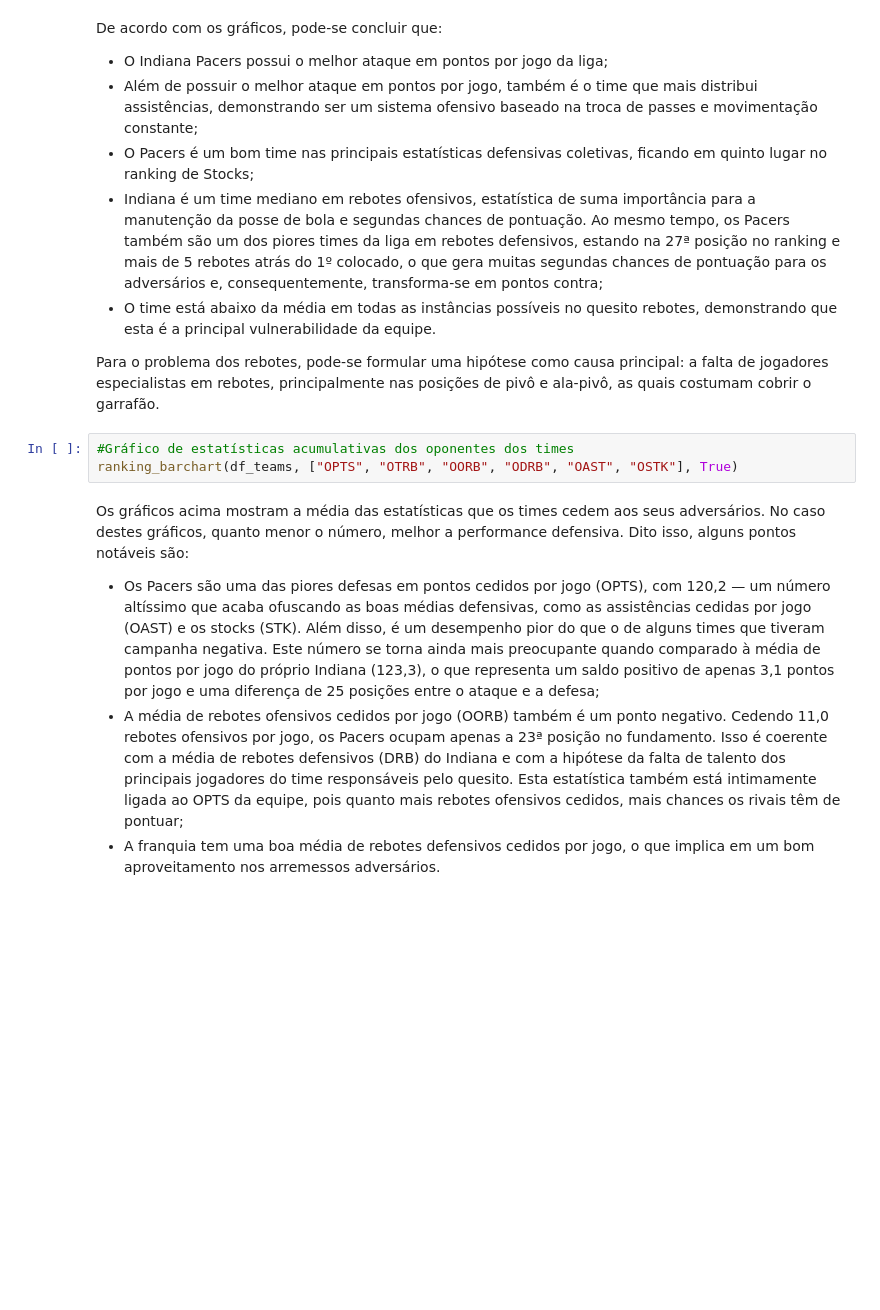
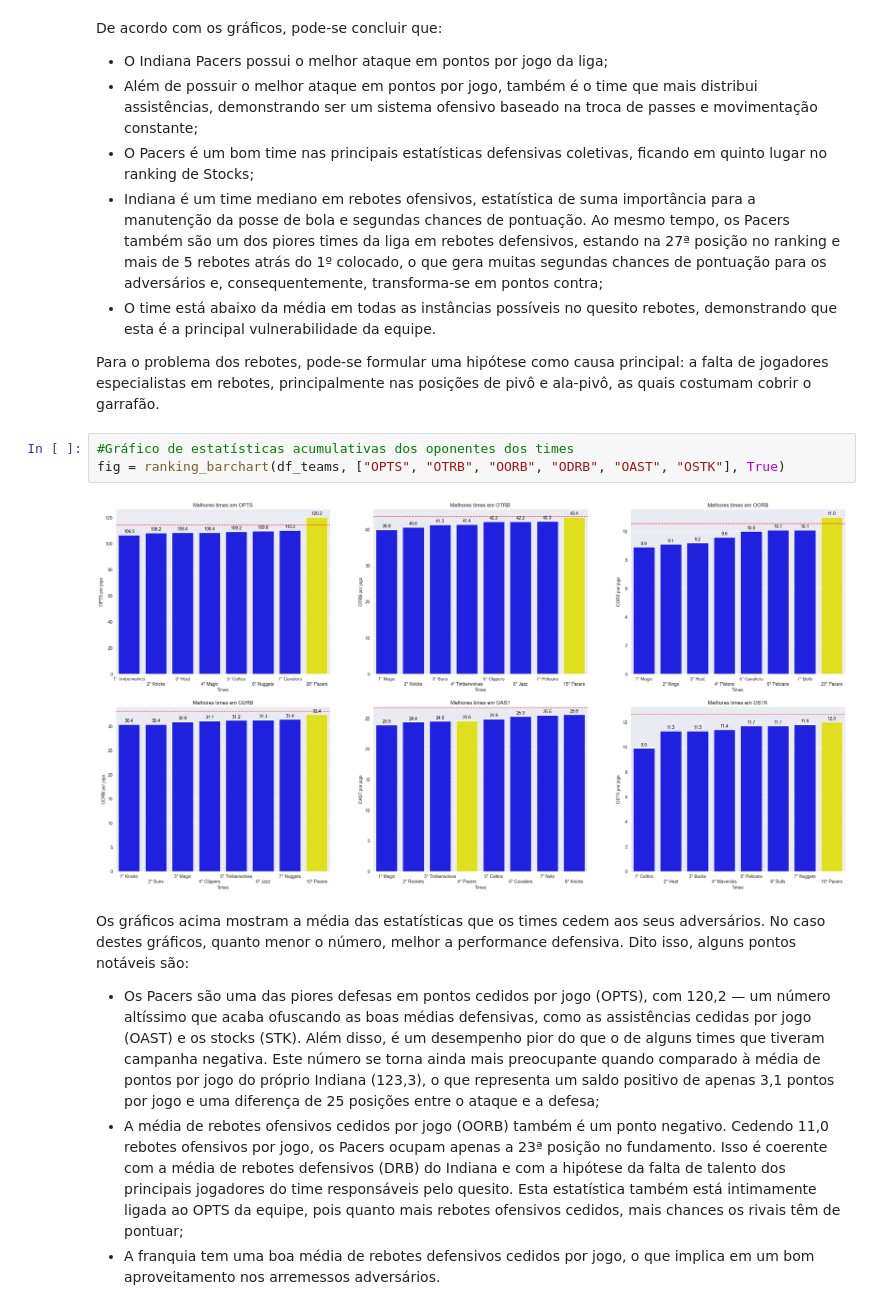
Before and after one commit to izaiasF6/Indiana-Pacers-Analysis, a Jupyter notebook: Notebooks/pacers.ipynb, the cells around one changed output. Drawn from its saved outputs; the diff is of its cells as text; blank space fills up the shorter version.

```diff
--- a/Notebooks/pacers.ipynb
+++ b/Notebooks/pacers.ipynb
@@ -154,7 +257,9 @@ De acordo com os gráficos, pode-se concluir que:
 Para o problema dos rebotes, pode-se formular uma hipótese como causa principal: a falta de jogadores especialistas em rebotes, principalmente nas posições de pivô e ala-pivô, as quais costumam cobrir o garrafão.
 # %%
 #Gráfico de estatísticas acumulativas dos oponentes dos times
-ranking_barchart(df_teams, ["OPTS", "OTRB", "OORB", "ODRB", "OAST", "OSTK"], True)
+fig = ranking_barchart(df_teams, ["OPTS", "OTRB", "OORB", "ODRB", "OAST", "OSTK"], True)
+# %% [output]
+[figure, added]
 # %% [markdown]
 Os gráficos acima mostram a média das estatísticas que os times cedem aos seus adversários. No caso destes gráficos, quanto menor o número, melhor a performance defensiva. Dito isso, alguns pontos notáveis são:
 <ul>
```
Also changed, not shown: parts of 23 cells of this notebook, 2 other files.
